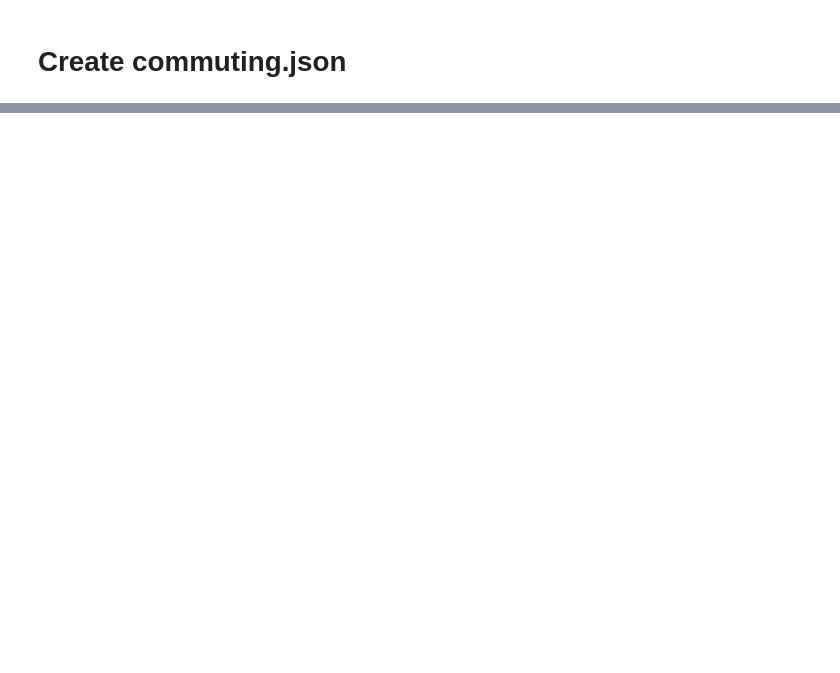
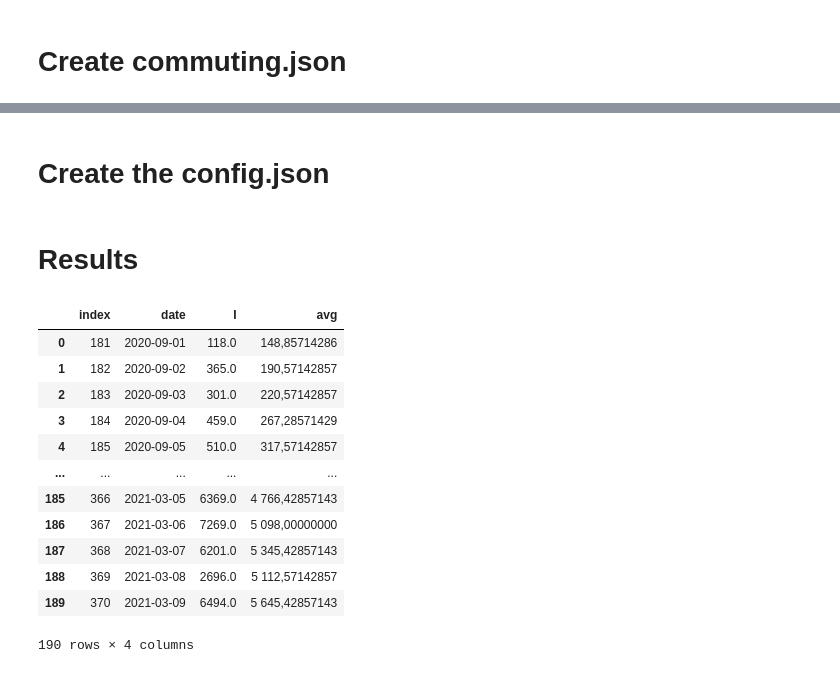
Before and after one commit to kolokcse/covid19-santiago, a Jupyter notebook: code/hun_codes/stats.ipynb, the cells around one changed output, grey strips where cells are left out. Cells and saved outputs as stored; diff of their text form; code cells hidden in the pictures; blank space fills up the shorter version.

```diff
--- a/code/hun_codes/stats.ipynb
+++ b/code/hun_codes/stats.ipynb
@@ -203,3 +223,5 @@ len(network)
 # %%
 with open("../input/hun/commuting_KSH.json", "w") as f:
     f.write(json.dumps(commuting))
+# %% [markdown]
+# Create the config.json
@@ -205,0 +238,2 @@ with open("../input/hun/commuting_KSH.json", "w") as f:
+# %% [markdown]
+# Results
@@ -205,0 +242,21 @@ with open("../input/hun/commuting_KSH.json", "w") as f:
+# %%
+real_data = pd.read_csv("../../data/hun/hun_infected.csv", sep=',')
+real_data=real_data.rename(columns={
+    "Dátum": "date",
+    "Az új fertőzöttek számának napi alakulása Magyarországon": "I",
+    "Hétnapos mozgóátlag":"avg"})[181:181+190].reset_index()
+real_data
+# %% [output]
+|  | index | date | I | avg |
+| 0 | 181 | 2020-09-01 | 118.0 | 148,85714286 |
+| 1 | 182 | 2020-09-02 | 365.0 | 190,57142857 |
+| 2 | 183 | 2020-09-03 | 301.0 | 220,57142857 |
+| 3 | 184 | 2020-09-04 | 459.0 | 267,28571429 |
+| 4 | 185 | 2020-09-05 | 510.0 | 317,57142857 |
+| ... | ... | ... | ... | ... |
+| 185 | 366 | 2021-03-05 | 6369.0 | 4 766,42857143 |
+| 186 | 367 | 2021-03-06 | 7269.0 | 5 098,00000000 |
+| 187 | 368 | 2021-03-07 | 6201.0 | 5 345,42857143 |
+| 188 | 369 | 2021-03-08 | 2696.0 | 5 112,57142857 |
+| 189 | 370 | 2021-03-09 | 6494.0 | 5 645,42857143 |
+190 rows × 4 columns
```
Also changed, not shown: parts of 19 cells of this notebook, 19 other files.
